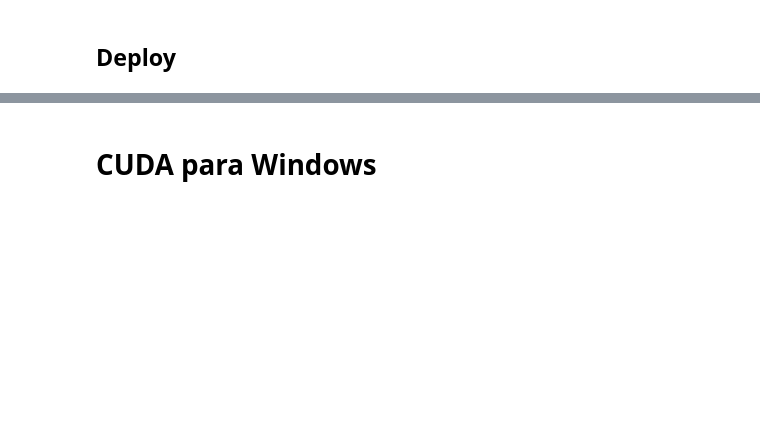
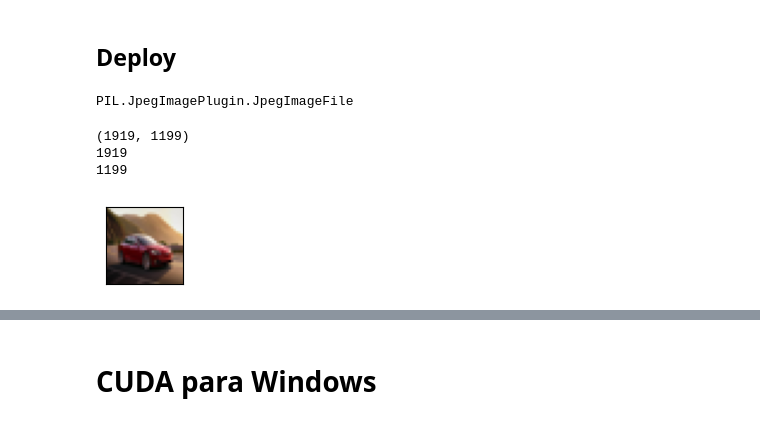
Before and after one commit to F-Neres/Python_for_Data_Science, a Jupyter notebook: Notas/Pacotes/Tensorflow.ipynb, the cells around one changed output, grey strips where cells are left out. Drawn from its saved outputs; the diff is of its cells as text; code cells hidden in the pictures; blank space fills up the shorter version.

```diff
--- a/Notas/Pacotes/Tensorflow.ipynb
+++ b/Notas/Pacotes/Tensorflow.ipynb
@@ -194,2 +180,30 @@ modelo.evaluate(imagens_teste, labels_teste, verbose = 2)
 # %% [markdown]
 ## Deploy
+# %%
+# Carrega uma nova imagem
+nova_imagem = Image.open("..\\ArquivosParalelos\\Imagens_Deploy\\nova_imagem.jpg")
+# %%
+type(nova_imagem)
+# %% [output]
+PIL.JpegImagePlugin.JpegImageFile
+# %%
+# Dimensões da imagem (em pixels)
+print(nova_imagem.size)
+print(nova_imagem.width)
+print(nova_imagem.height)
+# %% [output]
+(1919, 1199)
+1919
+1199
+# %%
+# Redimensiona para 32x32 pixels
+nova_imagem = nova_imagem.resize((32, 32))
+# %%
+# Exibir a imagem
+plt.figure(figsize = (1,1))
+plt.imshow(nova_imagem)
+plt.xticks([])
+plt.yticks([])
+plt.show()
+# %% [output]
+[figure, added]
```
Also changed, not shown: parts of 17 cells of this notebook, 4 other files.
